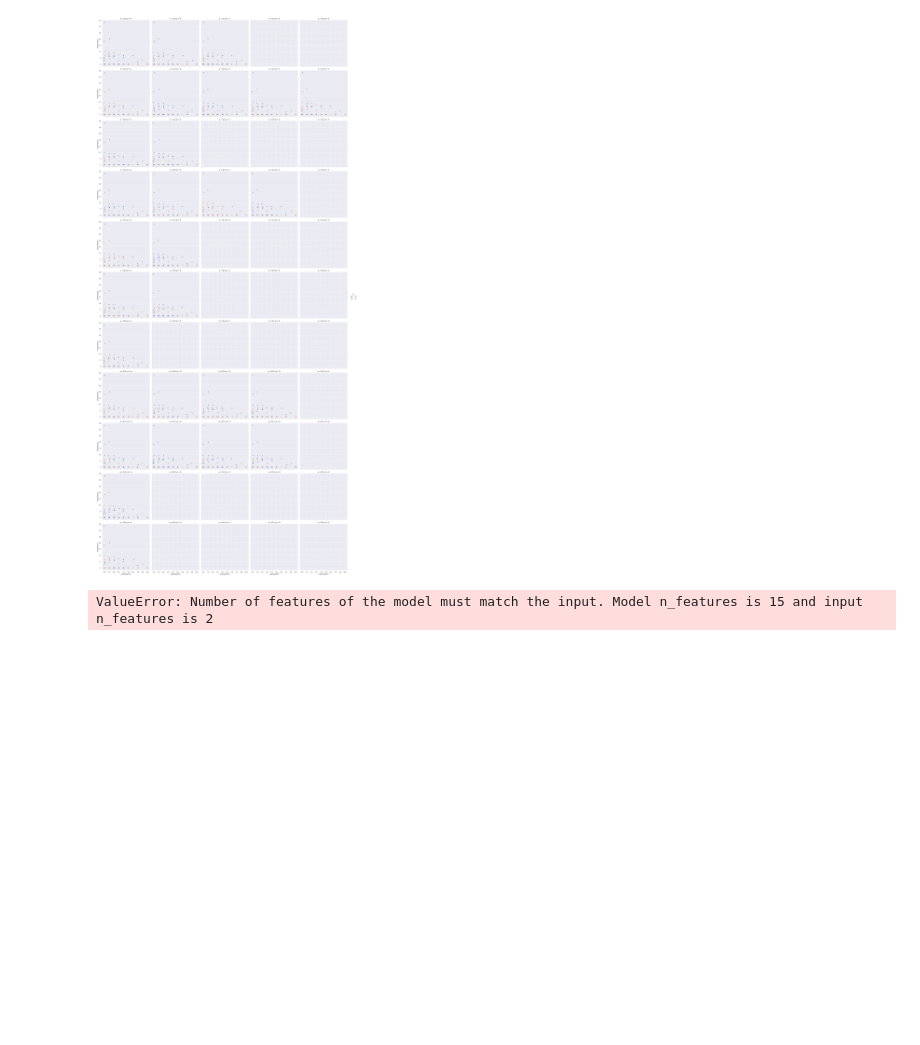
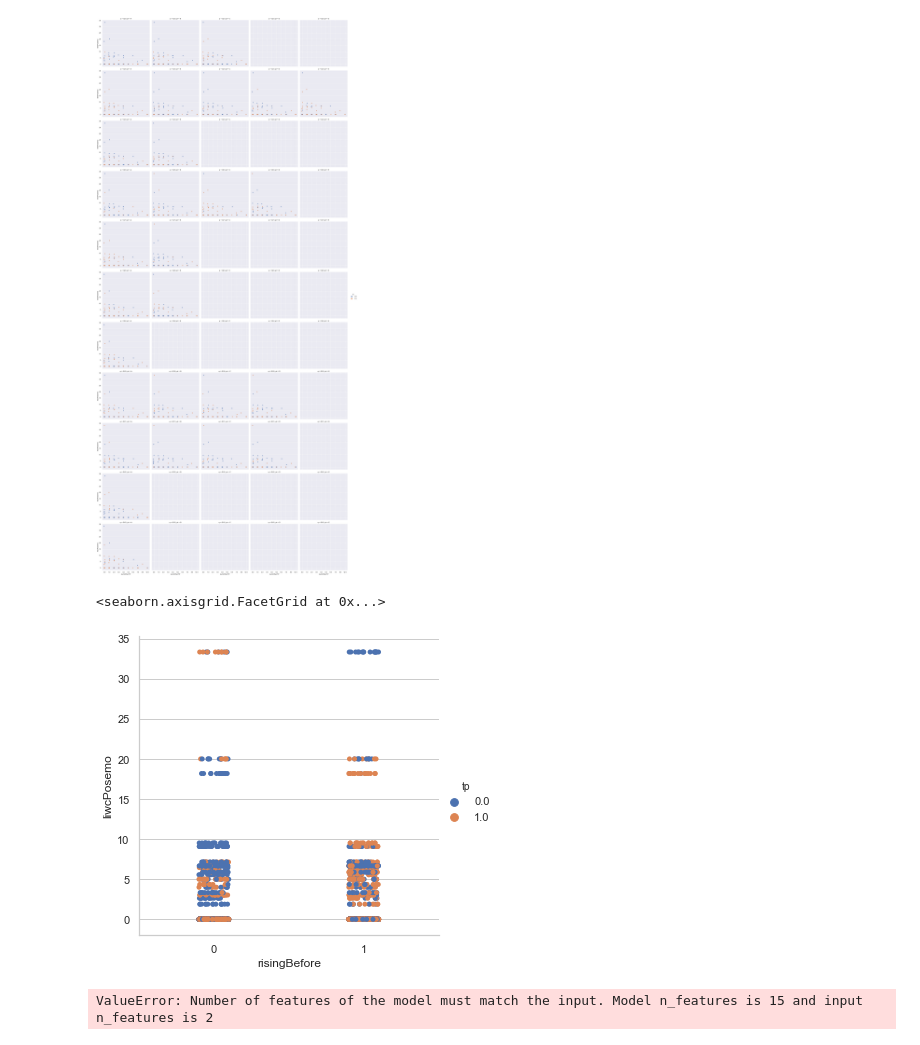
Before and after one commit to brown-ccv/tippingpoint, a Jupyter notebook: python_analysis.ipynb, the cells around one changed output. Drawn from its saved outputs; the diff is of its cells as text; code cells hidden in the pictures; blank space fills up the shorter version.

```diff
--- a/python_analysis.ipynb
+++ b/python_analysis.ipynb
@@ -299,6 +299,11 @@ sns.catplot(y="liwcPosemo", x="numOtherTP", hue="tp",
 # %% [output]
 <seaborn.axisgrid.FacetGrid at 0x...>
 [figure]
+# %%
+sns.catplot(x="risingBefore", y="liwcPosemo", hue="tp", data=dropped)
+# %% [output]
+<seaborn.axisgrid.FacetGrid at 0x...>
+[figure, added]
 # %%
 # feature scaling
 from sklearn.preprocessing import StandardScaler
```
Also changed, not shown: 3 other files.
